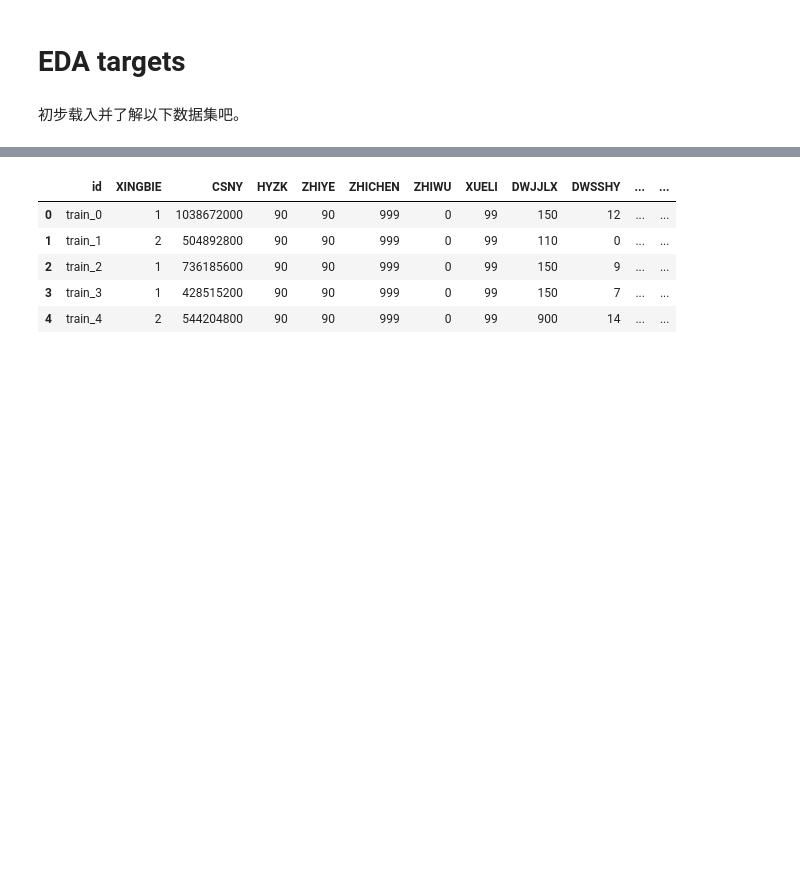
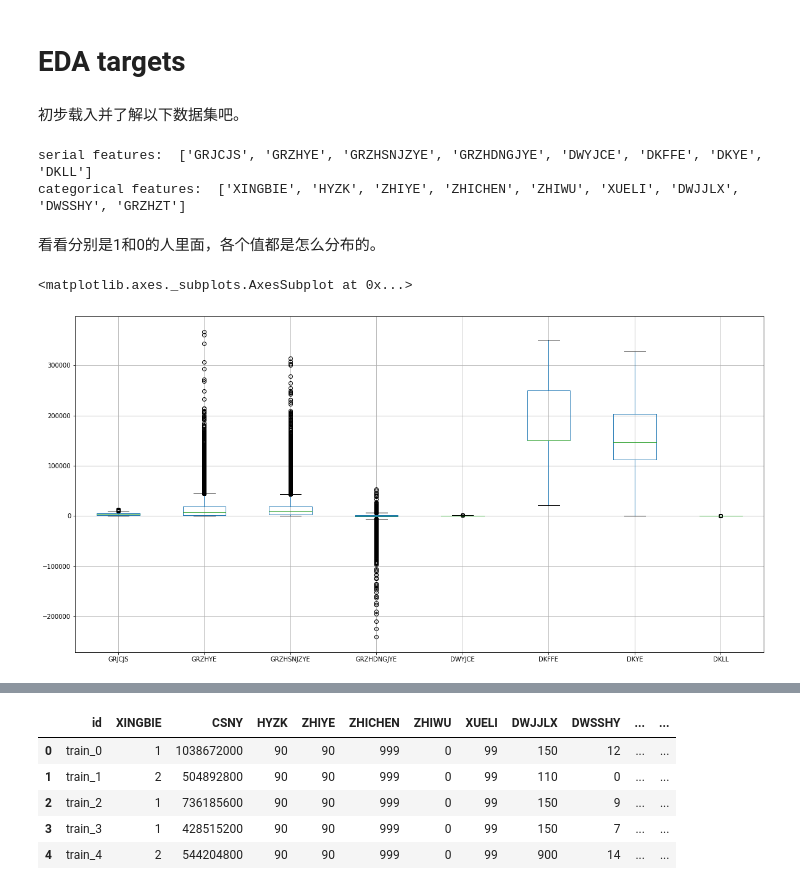
Before and after one commit to XMK233/MachineLearningPractice, a Jupyter notebook: GongJiJin/2.1-EDA-XXX.ipynb, the cells around one changed output, grey strips where cells are left out. Drawn from its saved outputs; the diff is of its cells as text; code cells hidden in the pictures; blank space fills up the shorter version.

```diff
--- a/GongJiJin/2.1-EDA-XXX.ipynb
+++ b/GongJiJin/2.1-EDA-XXX.ipynb
@@ -70,3 +70,29 @@ warnings.filterwarnings('ignore')
 # %%
 data_train = pd.read_csv('originalDataset/train.csv')
 data_test_a = pd.read_csv('originalDataset/test.csv')
+# %%
+featuresToDiscard = ["GRYJCE",] #"HYZK", "ZHIYE", "ZHICHEN", "ZHIWU", "XUELI",  "GRZHZT"#
+data_train.drop(featuresToDiscard, axis = 1, inplace = True)
+data_test_a.drop(featuresToDiscard, axis = 1, inplace = True)
+# %%
+## 过滤类别较少的和较多的列
+def get_numerical_serial_fea(data,feas):
+    numerical_serial_fea = []
+    numerical_noserial_fea = []
+    for fea in feas:
+        temp = data[fea].nunique()
+        if temp <= 40:
+            numerical_noserial_fea.append(fea)
+            continue
+        numerical_serial_fea.append(fea)
+    return numerical_serial_fea,numerical_noserial_fea
+
+serial_fea_, categorical_fea_ = get_numerical_serial_fea(data_train,data_train.columns)
+categorical_fea = list(filter(lambda x: x not in ["DKLL", "label"], categorical_fea_))
+serial_fea = list(filter(lambda x: x not in ["id", "CSNY"], serial_fea_))
+serial_fea.append("DKLL")
+print("serial features: ", serial_fea)
+print("categorical features: ", categorical_fea)
+# %% [output]
+serial features:  ['GRJCJS', 'GRZHYE', 'GRZHSNJZYE', 'GRZHDNGJYE', 'DWYJCE', 'DKFFE', 'DKYE', 'DKLL']
+categorical features:  ['XINGBIE', 'HYZK', 'ZHIYE', 'ZHICHEN', 'ZHIWU', 'XUELI', 'DWJJLX', 'DWSSHY', 'GRZHZT']
@@ -72,0 +101,10 @@ data_test_a = pd.read_csv('originalDataset/test.csv')
+# %% [markdown]
+看看分别是1和0的人里面，各个值都是怎么分布的。
+# %%
+data_train_0 = data_train[data_train["label"] == 0]
+data_train_1 = data_train[data_train["label"] == 1]
+# %%
+data_train_0[serial_fea].boxplot(figsize=(20, 10))
+# %% [output]
+<matplotlib.axes._subplots.AxesSubplot at 0x...>
+[figure, added]
```
Also changed, not shown: parts of 6 cells of this notebook, 2 other files.
